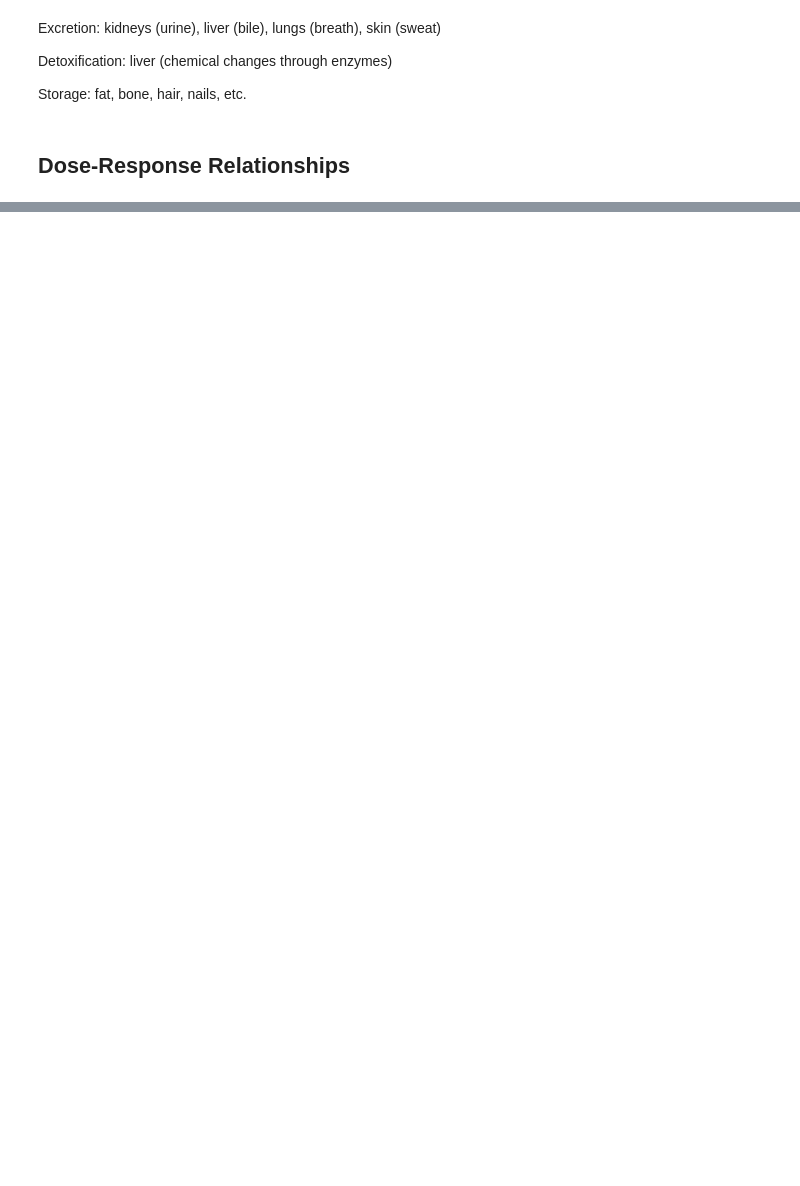
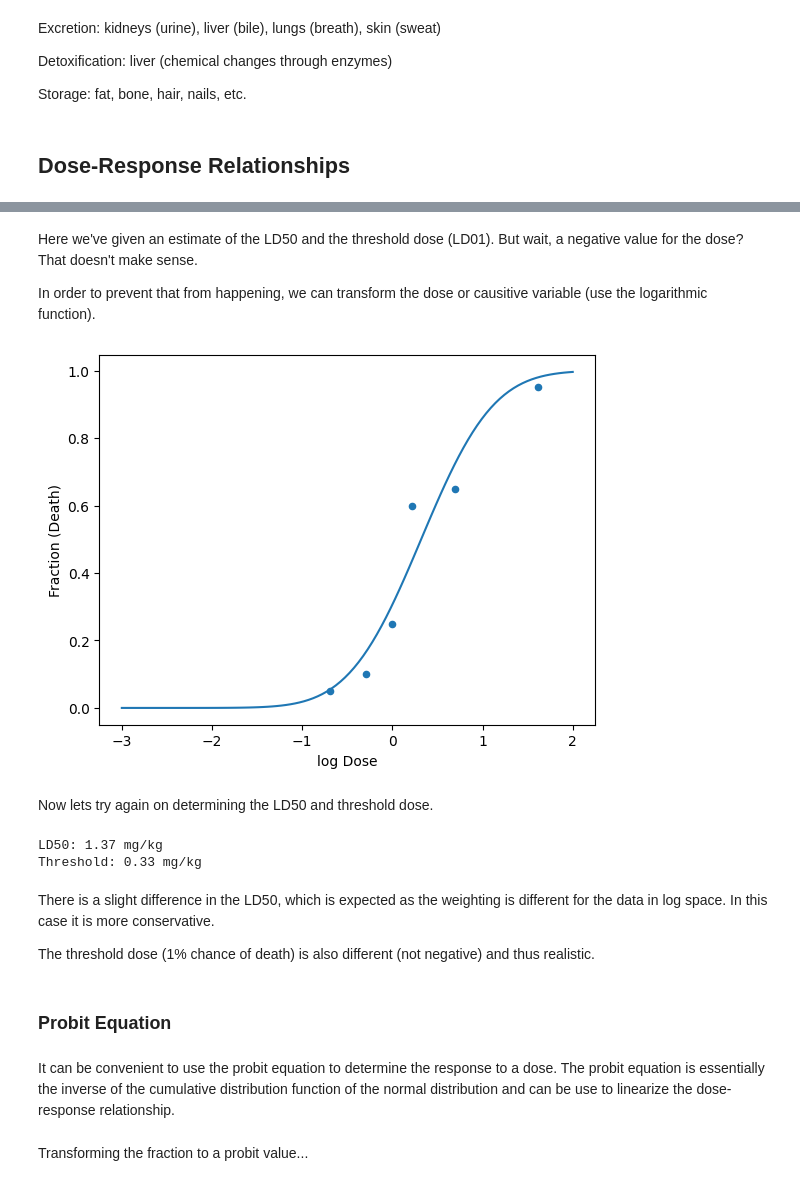
Before and after one commit to clint-bg/safetyinjc, a Jupyter notebook: _sources/physical/14-Toxicity.ipynb, the cells around one changed output, grey strips where cells are left out. Drawn from its saved outputs; the diff is of its cells as text; code cells hidden in the pictures; blank space fills up the shorter version.

```diff
--- a/_sources/physical/14-Toxicity.ipynb
+++ b/_sources/physical/14-Toxicity.ipynb
@@ -68,0 +137,44 @@ Suppose we have the following data from a toxicology study with mice:
+# %% [markdown]
+Here we've given an estimate of the LD50 and the threshold dose (LD01). But wait, a negative value for the dose? That doesn't make sense.
+
+In order to prevent that from happening, we can transform the dose or causitive variable (use the logarithmic function).
+# %%
+# log dose
+df['log Dose'] = np.log(df['Dose (mg/kg)'])
+
+# fit the cumulative gaussian to the log dose
+popt, pcov = curve_fit(cumulative_gaussian, df['log Dose'], df['Fraction (Death)'])
+x = np.linspace(-3, 2, 100)
+y = cumulative_gaussian(x, *popt)
+df.plot(x='log Dose', y='Fraction (Death)', kind='scatter')
+plt.plot(x, y, label='fit');
+plt.show()
+# %% [output]
+[figure, added]
+# %% [markdown]
+Now lets try again on determining the LD50 and threshold dose.
+# %%
+# Calculation of the LD50 and threshold dose
+
+# LD50
+mu, sigma = popt
+ld50 = np.exp(norm.ppf(0.5, mu, sigma)) # we need to transform back to the original scale with np.exp
+#print the LD50 with 2 decimal places
+print('LD50:', round(ld50, 2), 'mg/kg')
+
+# threshold dose
+threshold = np.exp(norm.ppf(0.01, mu, sigma)) # we need to transform back to the original scale with np.exp
+print(f'Threshold: {threshold:.2f} mg/kg')
+# %% [output]
+LD50: 1.37 mg/kg
+Threshold: 0.33 mg/kg
+# %% [markdown]
+There is a slight difference in the LD50, which is expected as the weighting is different for the data in log space. In this case it is more conservative.
+
+The threshold dose (1% chance of death) is also different (not negative) and thus realistic.
+# %% [markdown]
+### Probit Equation
+# %% [markdown]
+It can be convenient to use the probit equation to determine the response to a dose. The probit equation is essentially the inverse of the cumulative distribution function of the normal distribution and can be use to linearize the dose-response relationship.
+# %% [markdown]
+Transforming the fraction to a probit value...
```
Also changed, not shown: parts of 25 cells of this notebook, 7 other files.
